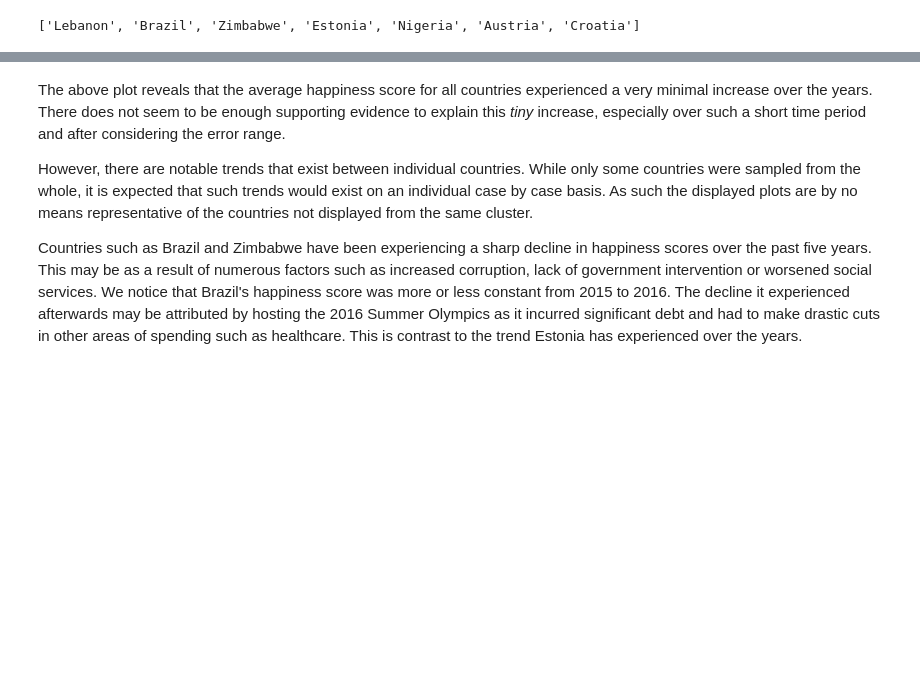
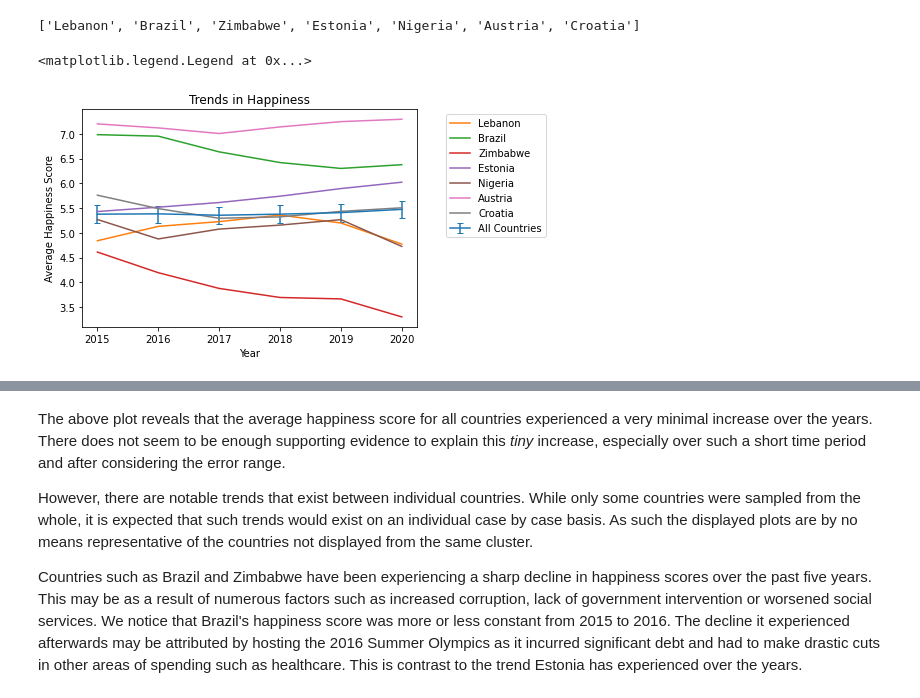
Before and after one commit to epfl-ada/ada-2020-project-milestone-p3-p3_spada, a Jupyter notebook: happiness.ipynb, the cells around one changed output, grey strips where cells are left out. Saved outputs shown, nothing was run; the diff lists cells and outputs as text; code cells hidden in the pictures; blank space fills up the shorter version.

```diff
--- a/happiness.ipynb
+++ b/happiness.ipynb
@@ -588,6 +609,24 @@ for i in range(7):
 print(rand_country)
 # %% [output]
 ['Lebanon', 'Brazil', 'Zimbabwe', 'Estonia', 'Nigeria', 'Austria', 'Croatia']
+# %%
+plt.errorbar(stats_by_year.index, stats_by_year.average_happiness,
+             yerr = [-stats_by_year.lower_err_happiness + stats_by_year.average_happiness,
+                    -stats_by_year.average_happiness + stats_by_year.upper_err_happiness],
+             capsize= 3, label='All Countries')
+
+for i in range(7):
+    x = df.loc[df['Country'] == rand_country[i]]['Year']
+    y = df.loc[df['Country'] == rand_country[i]]['Happiness_Score']
+    plt.plot(x, y, label=rand_country[i])
+
+plt.xlabel('Year')
+plt.ylabel('Average Happiness Score')
+plt.title('Trends in Happiness')
+plt.legend(bbox_to_anchor=(1.4, 1))
+# %% [output]
+<matplotlib.legend.Legend at 0x...>
+[figure, added]
 # %%
 fig = go.Figure(data=go.Scatter(
         x=stats_by_year.index,
```
Also changed, not shown: parts of 9 cells of this notebook.
